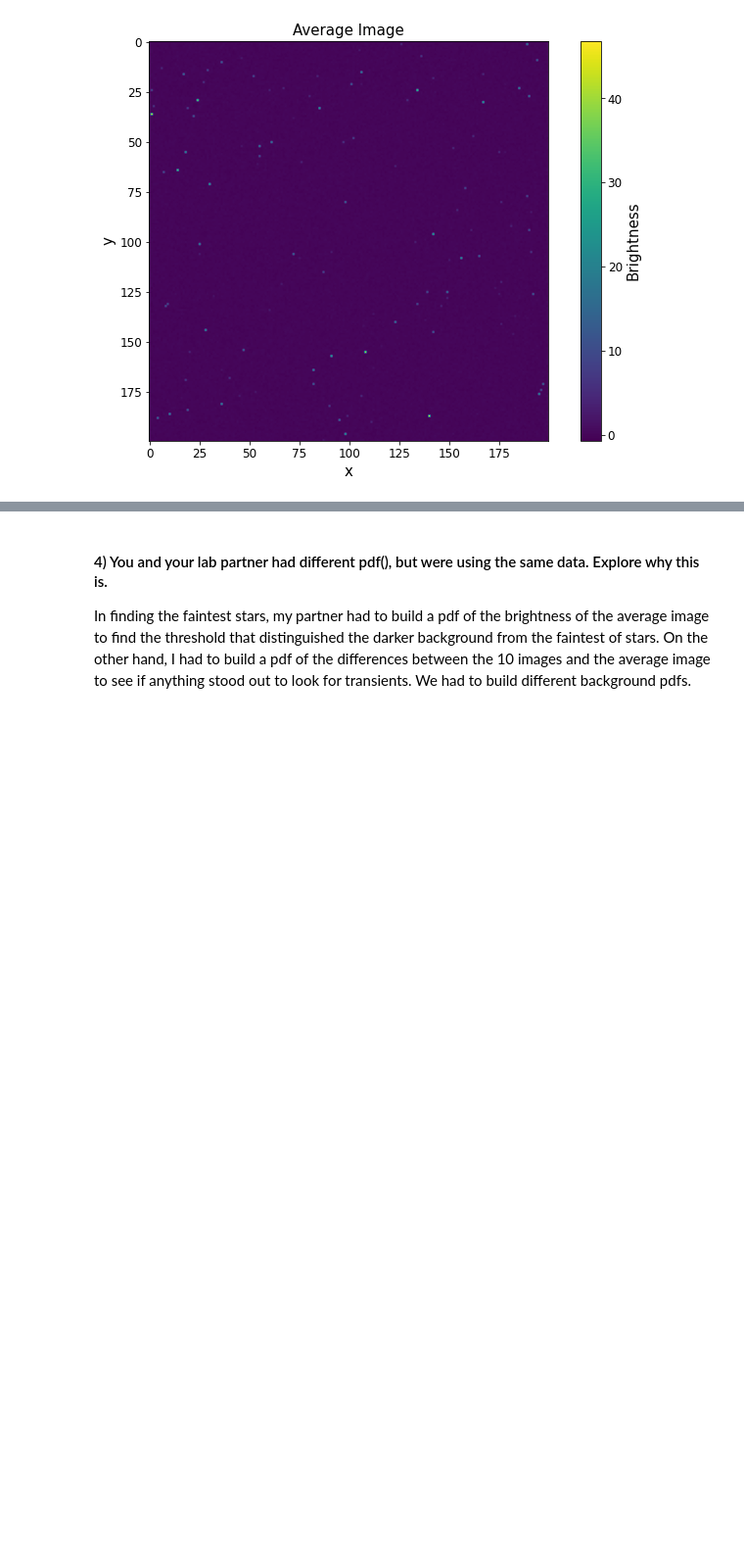
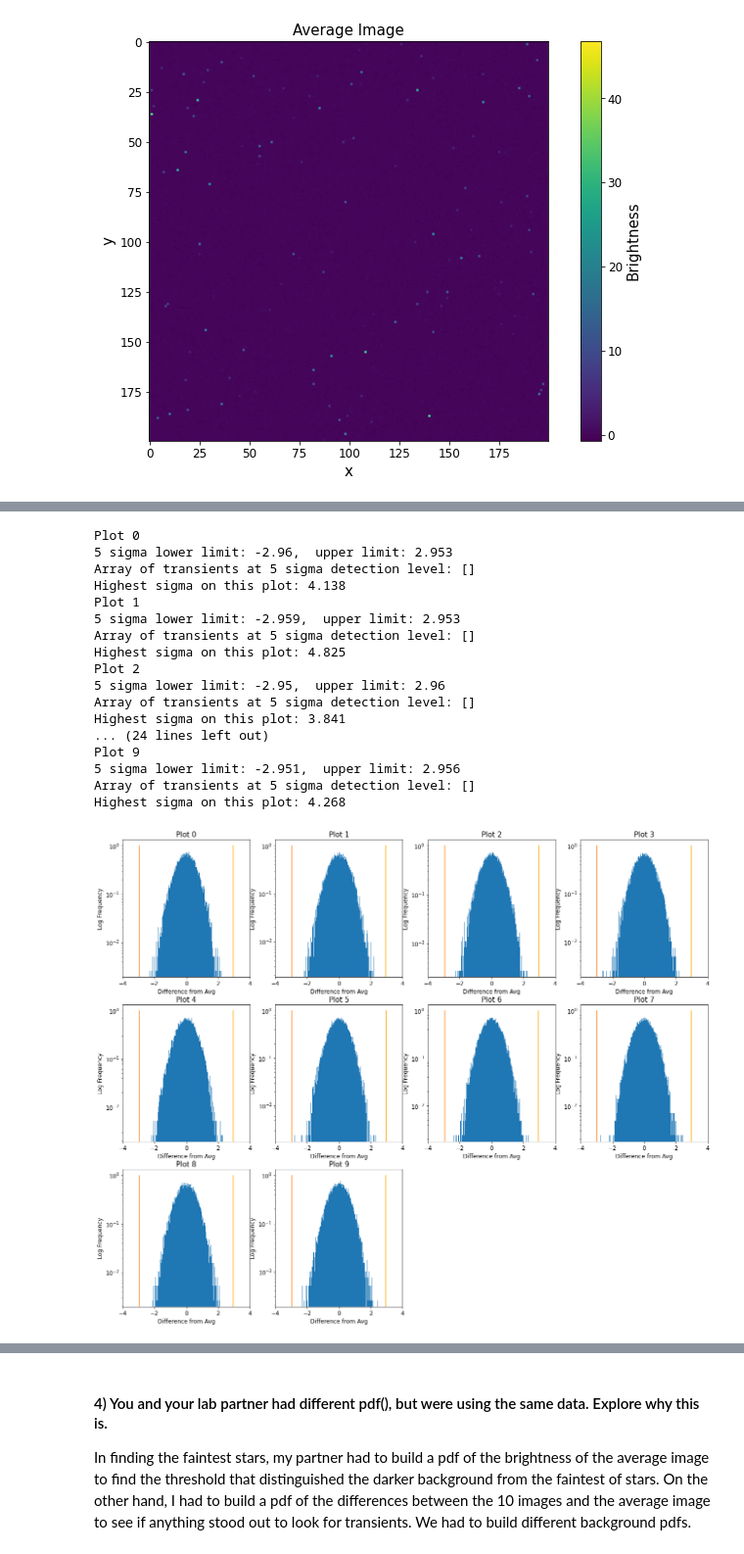
Before and after one commit to davidh28/Phys434_Lab4, a Jupyter notebook: Lab4.ipynb, the cells around one changed output, grey strips where cells are left out. Shown at 98% size. Drawn from its saved outputs; the diff is of its cells as text; code cells hidden in the pictures; blank space fills up the shorter version.

Commit message:
Final version lab4 with highest sigma transient update

```diff
--- a/Lab4.ipynb
+++ b/Lab4.ipynb
@@ -378,0 +308,67 @@ There is no signal contamination since there is no obvious skew to the data. The
+# %%
+# instead of including all images into one average, choose one image to exclude at a time
+
+fig, ax = plt.subplots(3, 4, figsize=(22, 18))
+
+# This method returns the index of the plot, the array of transients at 5 sigma, and plots each of the 10 averages with
+# lines indicating the bounds for 5 sigma detection of transients. The distribution of differences
+# is found by taking the difference between one image, and the average of the other nine.
+# n: the index of the image in the stack that is being excluded from the average
+# im: the image that is being excluded from the average
+# other_ims: other 9 images that will be averaged together
+def transient_search(n, im, other_ims):
+    # calculate distribution of differences
+    img_avg = np.mean(other_ims, axis=2)
+    trans = []
+    for i in range(len(other_ims[0,0,:])):
+        trans = im - img_avg
+    trans = np.array(trans).flatten()
+    mean = np.mean(trans)
+    std_dev = np.std(trans)
+    lower_lim = stats.norm.ppf(stats.norm.cdf(-5), loc=mean, scale=std_dev)
+    upper_lim = stats.norm.ppf(stats.norm.cdf(5), loc=mean, scale=std_dev)
+
+    # find star with highest difference from average (highest sigma) for this plot
+    highest_sigma = abs(stats.norm.ppf(stats.norm.cdf(max(abs(min(trans)), max(trans)), loc=mean, scale=std_dev)))
+
+    # plot the histogram of differences, and the upper and lower limits for 5 sigma detection of transients
+    ax[int(n/4)][n%4].hist(trans, bins=500, density=True)
+    ax[int(n/4)][n%4].set_yscale('log')
+    ax[int(n/4)][n%4].set_xlim(-4,4)
+    ax[int(n/4)][n%4].plot([lower_lim, lower_lim], [0, 1])
+    ax[int(n/4)][n%4].plot([upper_lim, upper_lim], [0, 1], color='orange')
+    ax[int(n/4)][n%4].set_title('Plot ' + str(n), fontsize=15)
+    ax[int(n/4)][n%4].set_xlabel('Difference from Avg', fontsize=12)
+    ax[int(n/4)][n%4].set_ylabel('Log Frequency', fontsize=12)
+    return (n, np.concatenate((trans[trans<lower_lim],
+            trans[trans>upper_lim]), axis=0), lower_lim, upper_lim, highest_sigma)
+
+for i in range(10):
+    result = transient_search(i, ims[:,:,i], np.concatenate((ims[:,:,:i], ims[:,:,i+1:]), axis=2))
+    print("Plot " + str(result[0]))
+    print("5 sigma lower limit: " + str(round(result[2], 3)) +
+          ",  upper limit: " + str(round(result[3], 3)))
+    print("Array of transients at 5 sigma detection level: " + str(result[1]))
+    print("Highest sigma on this plot: " + str(round(result[4], 3)))
+
+fig.delaxes(ax[2][2])
+fig.delaxes(ax[2][3])
+# %% [output]
+Plot 0
+5 sigma lower limit: -2.96,  upper limit: 2.953
+Array of transients at 5 sigma detection level: []
+Highest sigma on this plot: 4.138
+Plot 1
+5 sigma lower limit: -2.959,  upper limit: 2.953
+Array of transients at 5 sigma detection level: []
+Highest sigma on this plot: 4.825
+Plot 2
+5 sigma lower limit: -2.95,  upper limit: 2.96
+Array of transients at 5 sigma detection level: []
+Highest sigma on this plot: 3.841
+... (24 lines left out)
+Plot 9
+5 sigma lower limit: -2.951,  upper limit: 2.956
+Array of transients at 5 sigma detection level: []
+Highest sigma on this plot: 4.268
+[figure, new version]
```
Also changed, not shown: parts of 9 cells of this notebook, 1 other file.
